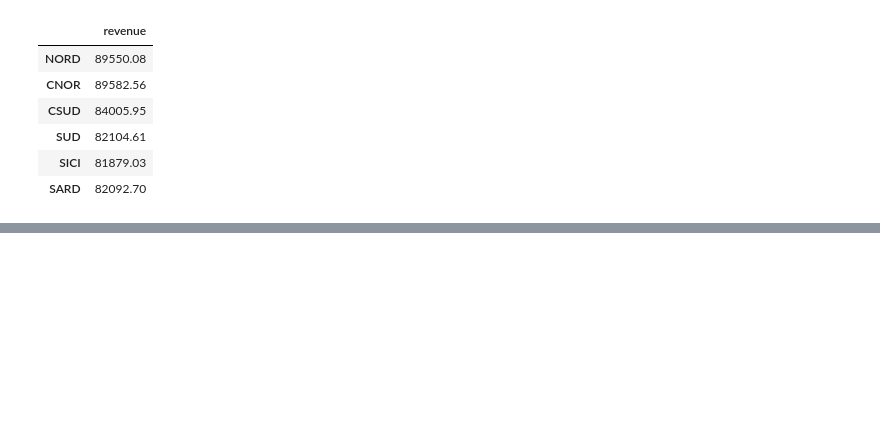
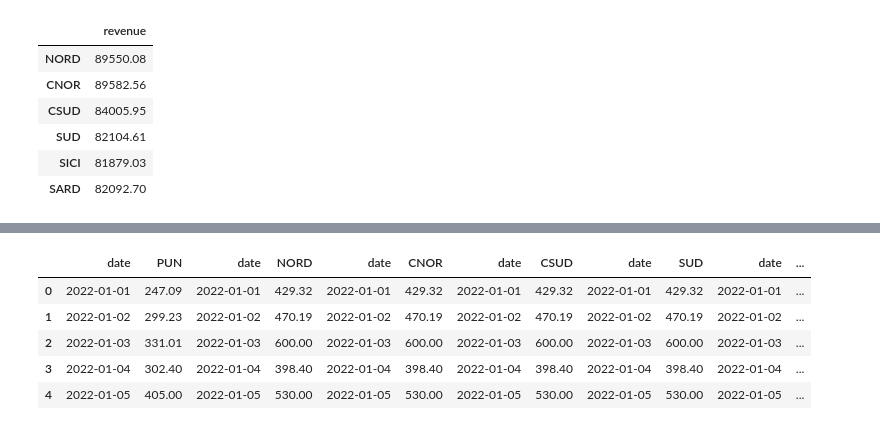
Before and after one commit to asadiceccarelli/italian-wholesale, a Jupyter notebook: scripts/market_revenues.ipynb, the cells around one changed output, grey strips where cells are left out. Cells and saved outputs as stored; diff of their text form; code cells hidden in the pictures; blank space fills up the shorter version.

```diff
--- a/scripts/market_revenues.ipynb
+++ b/scripts/market_revenues.ipynb
@@ -213,0 +302,20 @@ fig
+# %%
+pun_min_pm = price_df.loc[price_df.am_pm == 'pm'].groupby('date')['PUN'].nsmallest(2).reset_index()[['date', 'PUN']].groupby('date').sum().reset_index()
+nord_max_pm = price_df.loc[price_df.am_pm == 'pm'].groupby('date')['NORD'].nlargest(2).reset_index()[['date', 'NORD']].groupby('date').sum().reset_index()
+cnor_max_pm = price_df.loc[price_df.am_pm == 'pm'].groupby('date')['CNOR'].nlargest(2).reset_index()[['date', 'CNOR']].groupby('date').sum().reset_index()
+csud_max_pm = price_df.loc[price_df.am_pm == 'pm'].groupby('date')['CSUD'].nlargest(2).reset_index()[['date', 'CSUD']].groupby('date').sum().reset_index()
+sud_max_pm = price_df.loc[price_df.am_pm == 'pm'].groupby('date')['SUD'].nlargest(2).reset_index()[['date', 'SUD']].groupby('date').sum().reset_index()
+sard_max_pm = price_df.loc[price_df.am_pm == 'pm'].groupby('date')['SARD'].nlargest(2).reset_index()[['date', 'SARD']].groupby('date').sum().reset_index()
+sici_max_pm = price_df.loc[price_df.am_pm == 'pm'].groupby('date')['SICI'].nlargest(2).reset_index()[['date', 'SICI']].groupby('date').sum().reset_index()
+gb_min_pm = price_df.loc[price_df.am_pm == 'pm'].groupby('date')['gb_price_eur'].nsmallest(2).reset_index()[['date', 'gb_price_eur']].groupby('date').sum().reset_index().rename({'gb_price_eur': 'gb_min'}, axis=1)
+gb_max_pm = price_df.loc[price_df.am_pm == 'pm'].groupby('date')['gb_price_eur'].nlargest(2).reset_index()[['date', 'gb_price_eur']].groupby('date').sum().reset_index().rename({'gb_price_eur': 'gb_max'}, axis=1)
+
+two_hour_df_pm = pd.concat([pun_min_pm, nord_max_pm, cnor_max_pm, csud_max_pm, sud_max_pm, sard_max_pm, sici_max_pm, gb_min_pm, gb_max_pm], axis=1)
+two_hour_df_pm.head()
+# %% [output]
+|  | date | PUN | date | NORD | date | CNOR | date | CSUD | date | SUD | date | ... |
+| 0 | 2022-01-01 | 247.09 | 2022-01-01 | 429.32 | 2022-01-01 | 429.32 | 2022-01-01 | 429.32 | 2022-01-01 | 429.32 | 2022-01-01 | ... |
+| 1 | 2022-01-02 | 299.23 | 2022-01-02 | 470.19 | 2022-01-02 | 470.19 | 2022-01-02 | 470.19 | 2022-01-02 | 470.19 | 2022-01-02 | ... |
+| 2 | 2022-01-03 | 331.01 | 2022-01-03 | 600.00 | 2022-01-03 | 600.00 | 2022-01-03 | 600.00 | 2022-01-03 | 600.00 | 2022-01-03 | ... |
+| 3 | 2022-01-04 | 302.40 | 2022-01-04 | 398.40 | 2022-01-04 | 398.40 | 2022-01-04 | 398.40 | 2022-01-04 | 398.40 | 2022-01-04 | ... |
+| 4 | 2022-01-05 | 405.00 | 2022-01-05 | 530.00 | 2022-01-05 | 530.00 | 2022-01-05 | 530.00 | 2022-01-05 | 530.00 | 2022-01-05 | ... |
```
Also changed, not shown: parts of 19 cells of this notebook, 2 other files.
